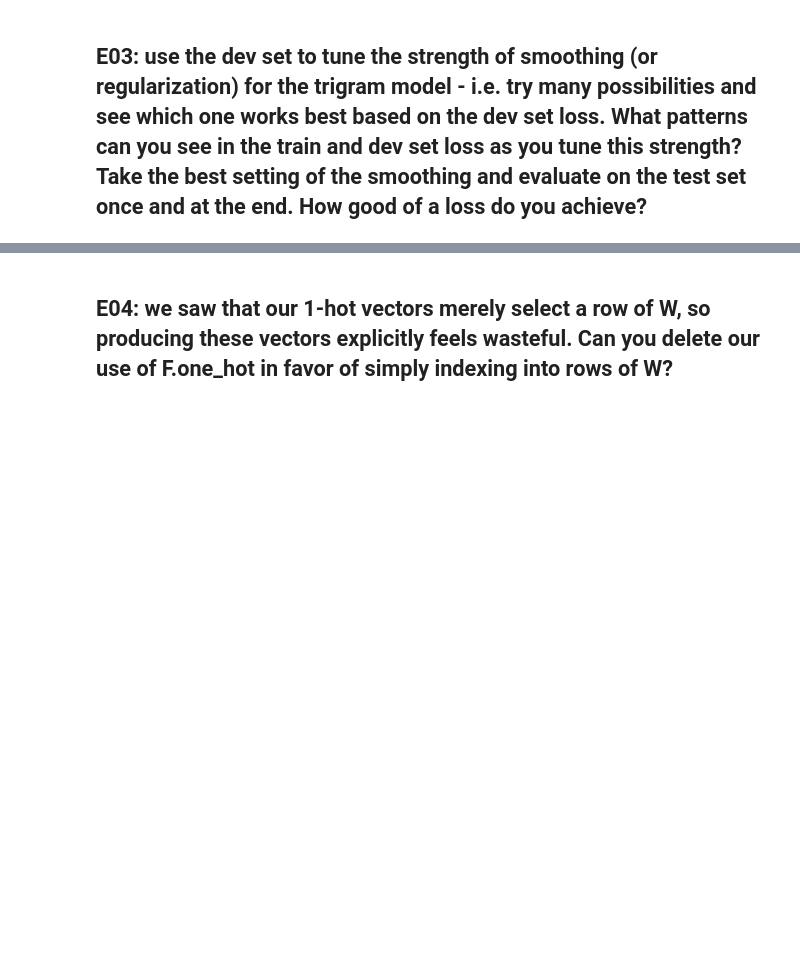
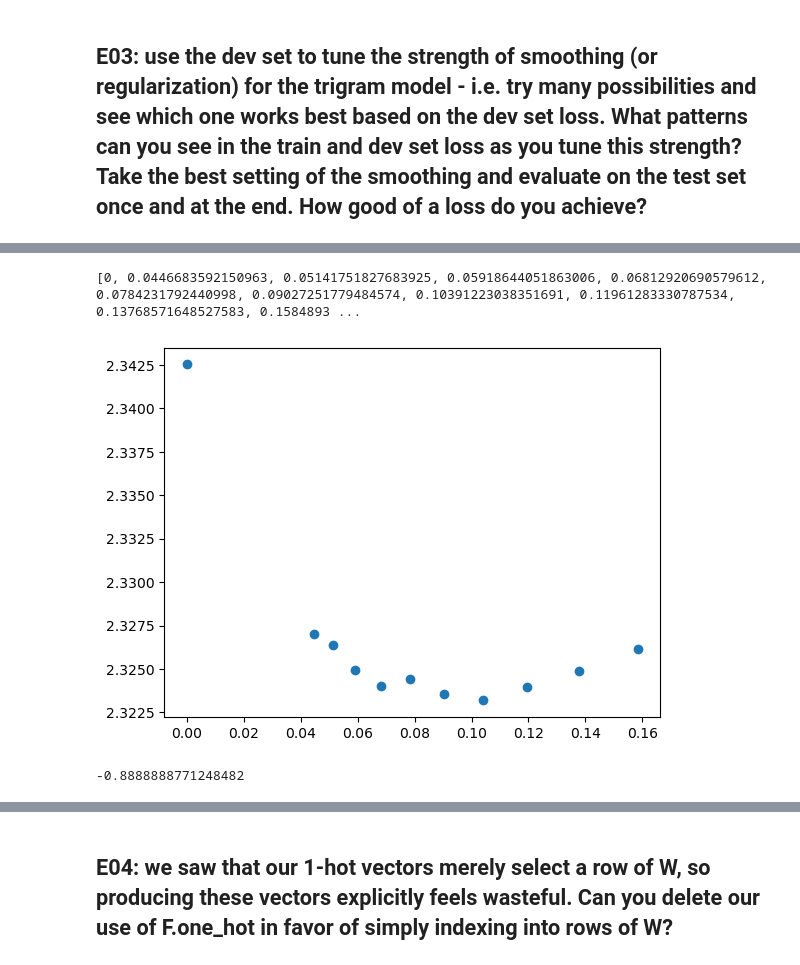
Before and after one commit to Jackmastr/neural-networks-zero-to-hero, a Jupyter notebook: makemore/makemore_exercises.ipynb, the cells around one changed output, grey strips where cells are left out. Saved outputs shown, nothing was run; the diff lists cells and outputs as text; code cells hidden in the pictures; blank space fills up the shorter version.

```diff
--- a/makemore/makemore_exercises.ipynb
+++ b/makemore/makemore_exercises.ipynb
@@ -225,0 +342,10 @@ torch.save(W_tri, 'W_tri_e03.pt')
+# %%
+plt.scatter(regs, losses)
+print(regs)
+# %% [output]
+[0, 0.0446683592150963, 0.05141751827683925, 0.05918644051863006, 0.06812920690579612, 0.0784231792440998, 0.09027251779484574, 0.10391223038351691, 0.11961283330787534, 0.13768571648527583, 0.1584893 ...
+[figure, added]
+# %%
+np.log10(0.12915497)
+# %% [output]
+-0.8888888771248482
```
Also changed, not shown: parts of 14 cells of this notebook, 2 other files.
